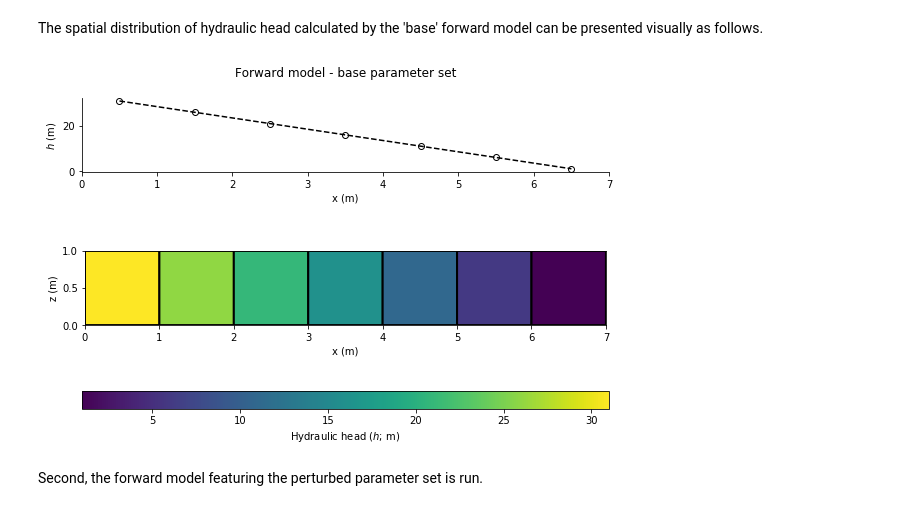
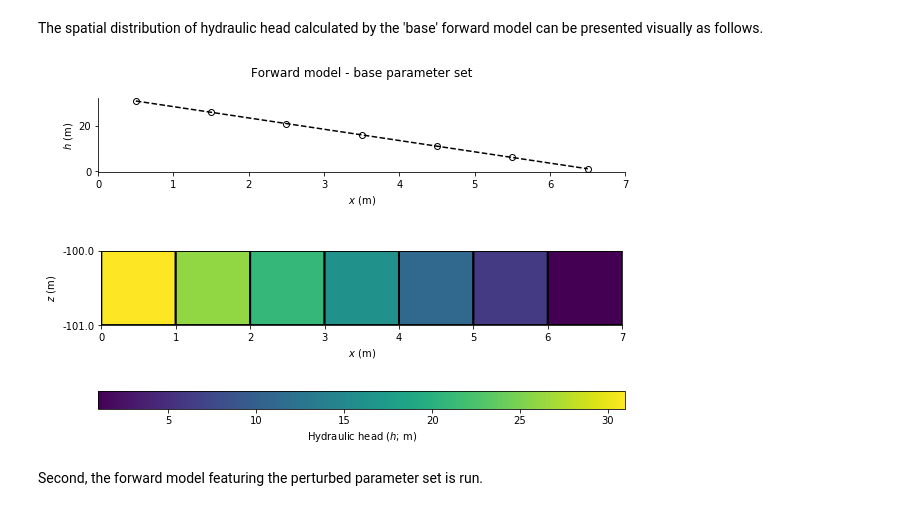
Before and after one commit to christurnadge/1o_adjoint_sensitivities, a Jupyter notebook: 01_Numerical_examples/01_Continuous_approach/01_dh_dK_SS.ipynb, the cells around one changed output. Cells and saved outputs as stored; diff of their text form; code cells hidden in the pictures.

```diff
--- a/01_Numerical_examples/01_Continuous_approach/01_dh_dK_SS.ipynb
+++ b/01_Numerical_examples/01_Continuous_approach/01_dh_dK_SS.ipynb
@@ -107,20 +109,22 @@ The spatial distribution of hydraulic head calculated by the 'base' forward mode
 # %%
 f,s = plt.subplots(2, 1, figsize=[24.00/2.54, 17.00/2.54])
 s[0].set_aspect(0.03)
 s[0].set_title('Forward model - base parameter set\n')
 s[0].plot(0.5+np.arange(ncol), hds_base.flatten(), 'ko--', mfc='none')
-s[0].set_xlabel('x (m)')
+s[0].set_xlabel('$x$ (m)')
 s[0].set_ylabel('$h$ (m)')
 s[0].spines['top'].set_visible(False)
 s[0].spines['right'].set_visible(False)
 s[1].set_aspect('equal')
 p = s[1].pcolor(hds_base, edgecolors='k', linewidths=2, cmap='viridis')
-s[1].set_xlabel('x (m)')
-s[1].set_ylabel('z (m)')
+s[1].set_xlabel('$x$ (m)')
+s[1].set_ylabel('$z$ (m)')
+s[1].set_yticks([0., 1.])
+s[1].set_yticklabels([-101., -100.])
 l = f.colorbar(p, orientation='horizontal', pad=0.4, aspect=30, label='Hydraulic head ($h$; m)')
 d = s[0].set_xlim(s[1].get_xlim())
 # %% [output]
-[figure, old version]
+[figure, new version]
 # %% [markdown]
 Second, the forward model featuring the perturbed parameter set is run.
 # %%
```
Also changed, not shown: parts of 12 cells of this notebook, 7 other files.
